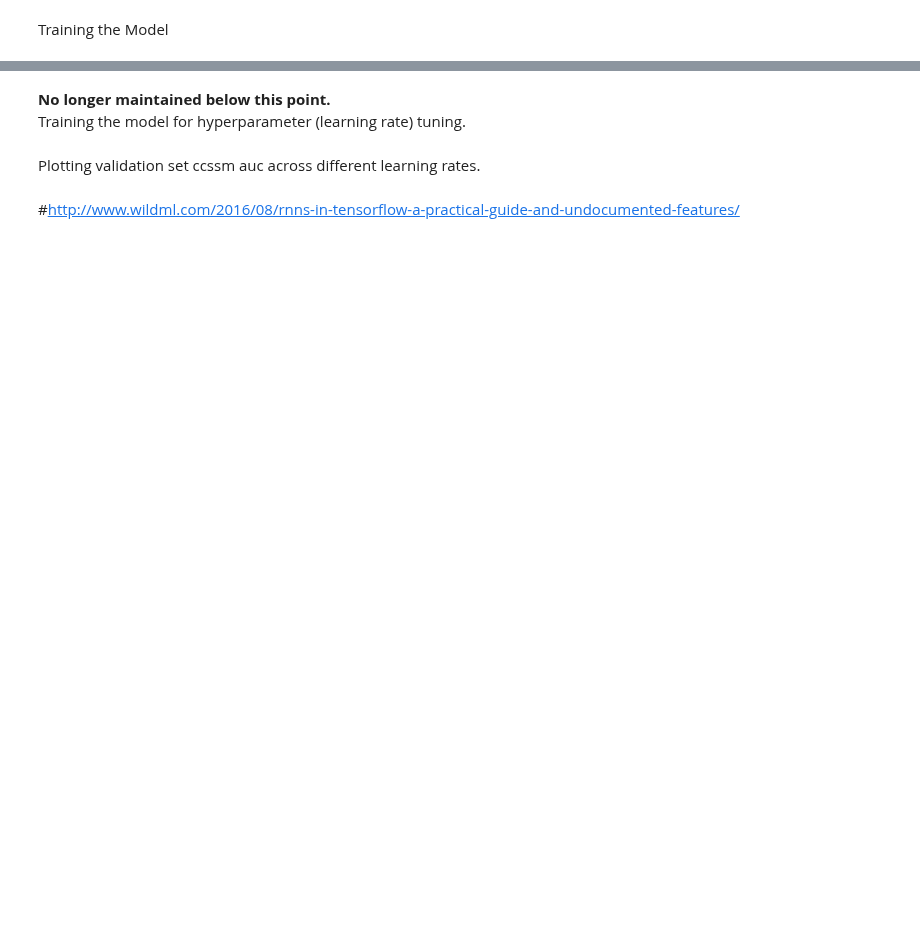
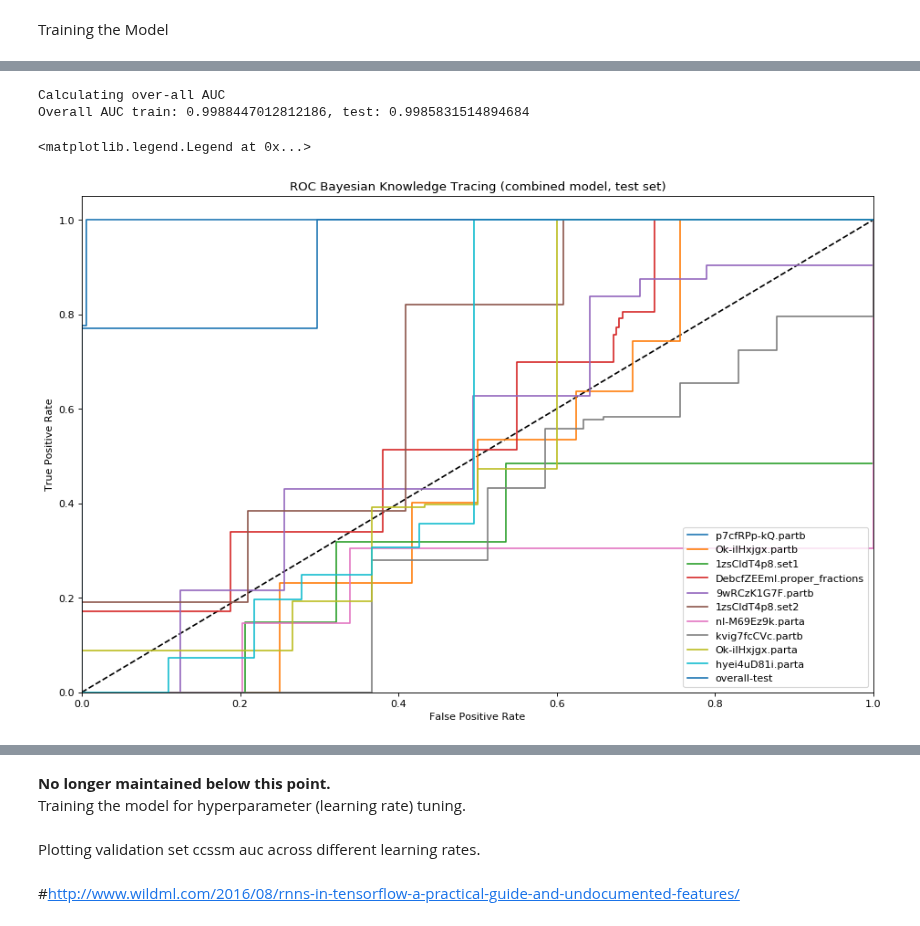
Before and after one commit to aroraakshit/deep_knowledge_tracing, a Jupyter notebook: notebooks/combined_model.ipynb, the cells around one changed output, grey strips where cells are left out. Drawn from its saved outputs; the diff is of its cells as text; code cells hidden in the pictures; blank space fills up the shorter version.

```diff
--- a/notebooks/combined_model.ipynb
+++ b/notebooks/combined_model.ipynb
@@ -131,17 +175,15 @@ Split the data into training and testing sets. The code for random split is read
 Review: **Try using sklearn**
 # %%
 #split = round((training_set_split+validation_set_split)*len(student_vectors))
-split = round((training_set_split)*len(student_vectors))
+split = int((training_set_split)*len(student_vectors))
 
 tmp_rnd = 0
 training_x = np.zeros_like(padded_sequences[:split])
 training_y = np.zeros_like(np.asarray(padded_output)[:split])
-training_y_taskid = np.zeros_like(np.asarray(padded_output_taskid)[:split])
 training_seqlen = np.zeros_like(seqlen[:split])
 
 test_x = np.zeros_like(padded_sequences[split:])
 test_y = np.zeros_like(np.asarray(padded_output)[split:])
-test_y_taskid = np.zeros_like(np.asarray(padded_output_taskid)[split:])
 test_seqlen = np.zeros_like(seqlen[split:])
 
 itr = 0
@@ -176,13 +218,11 @@ itr_te = 0
 #separating training & validation set
 training_x = padded_sequences[:split]
 training_y = np.asarray(padded_output)[:split]
-training_y_taskid = np.asarray(padded_output_taskid)[:split]
 training_seqlen = seqlen[:split]
 
 #separating test set
 test_x = padded_sequences[split:]
 test_y = np.asarray(padded_output)[split:]
-test_y_taskid = np.asarray(padded_output_taskid)[split:]
 test_seqlen = seqlen[split:]
 
 # #generating validation and training sets by implementing k-fold cross validation (k = maximum_position)
@@ -215,5 +255,5 @@ test_seqlen = seqlen[split:]
 
 # print("Splitting "+str(len(student_vectors))+" rows randomly into "+str(training_set_size)+ " for training, "+str(validation_set_size)+" for validation and "+str(len(test_x)) + " for testing.")
 # print("Implemented "+str(maximum_position)+"-fold cross validation.")
-print("Splitting "+str(len(student_vectors))+" rows (or students) into "+str(training_set_size)+ " for training and "+str(len(test_x)) + " for testing.")
+print("Splitting "+str(len(student_vectors))+" rows (or students) into "+str(len(training_x))+ " for training and "+str(len(test_x)) + " for testing.")
 # %% [output]
@@ -278,13 +300,11 @@ Partitioning test set into separate task IDs
 # %%
 test_x_list_dict = {}
 test_y_list_dict = {}
-test_y_taskid_list_dict = {}
 test_seqlen_list_dict = {}
 train_x_list_dict = {}
 train_y_list_dict = {}
-train_y_taskid_list_dict = {}
 train_seqlen_list_dict = {}
-split = round((training_set_split)*len(student_vectors))
+split_dict = {}
 for i in another_2:
     #generate encoding here!
     sequences = []
@@ -300,19 +320,17 @@ for i in another_2:
                 else:
                     interactions.append(np.concatenate([incorrect_tid_vec,task_ids_dict[j['task_id']]]))
         if(len(interactions) > 1):
-            sequences_lengths.append(len(interactions))
+            sequences_lengths.append(len(interactions)-1)
             sequences.append(interactions)
-
+    split = int(0.8*len(sequences))
     #add padding
-    padded_sequences = np.zeros([len(sequences),max_seqlen,length_interaction_vector])
+    padded_sequences = np.zeros([len(sequences),max_seqlen+1,length_interaction_vector])
     for p in range(len(sequences)):
         for j in range(len(sequences[p])):
             padded_sequences[p][j] = sequences[p][j]
     test_x_list_dict[i] = padded_sequences[split:,:-1]
     test_y_list_dict[i] = padded_sequences[split:,1:]
-    test_y_taskid_list_dict[i] = padded_sequences[split:,1:]
     test_seqlen_list_dict[i] = sequences_lengths[split:]
     train_x_list_dict[i] = padded_sequences[:split,:-1]
     train_y_list_dict[i] = padded_sequences[:split,1:]
-    train_y_taskid_list_dict[i] = padded_sequences[:split,1:]
     train_seqlen_list_dict[i] = sequences_lengths[:split]
@@ -416,3 +499,31 @@ hyei4uD81i.parta -> Train AUC: 0.5686696, Test AUC: 0.0
 
 
 Optimization Finished!
+# %%
+print("Calculating over-all AUC")
+o_train = calculate_auc(true_all_tasks['train']['overall'][-1],predictions_all_tasks['train']['overall'][-1],seqlen_all_tasks['train']['overall'][-1],plot=False)
+o_test = calculate_auc(true_all_tasks['test']['overall'][-1],predictions_all_tasks['test']['overall'][-1],seqlen_all_tasks['test']['overall'][-1],plot=False)
+print("Overall AUC train: "+str(o_train) + ", test: "+str(o_test))
+# %% [output]
+Calculating over-all AUC
+Overall AUC train: 0.9988447012812186, test: 0.9985831514894684
+# %%
+fig=plt.figure(figsize=(14, 9), dpi= 80, facecolor='w', edgecolor='k')
+plt.plot([0, 1], [0, 1], 'k--')
+plt.xlim([0.0, 1.0])
+plt.ylim([0.0, 1.05])
+plt.xlabel('False Positive Rate')
+plt.ylabel('True Positive Rate')
+plt.title('ROC Bayesian Knowledge Tracing (combined model, test set)')
+
+for task_id in another_2:
+    roc = calculate_auc(true_all_tasks['test'][task_id][-1] , predictions_all_tasks['test'][task_id][-1] , seqlen_all_tasks['test'][task_id][-1],plot=True)
+    plt.plot(roc[1], roc[2], label=task_id)
+
+roc = calculate_auc(true_all_tasks['test']['overall'][-1],predictions_all_tasks['test']['overall'][-1],seqlen_all_tasks['test']['overall'][-1],plot=True)
+plt.plot(roc[1], roc[2], label='overall-test')
+
+plt.legend(loc="lower right")
+# %% [output]
+<matplotlib.legend.Legend at 0x...>
+[figure, added]
```
Also changed, not shown: parts of 14 cells of this notebook, 1 other file.
